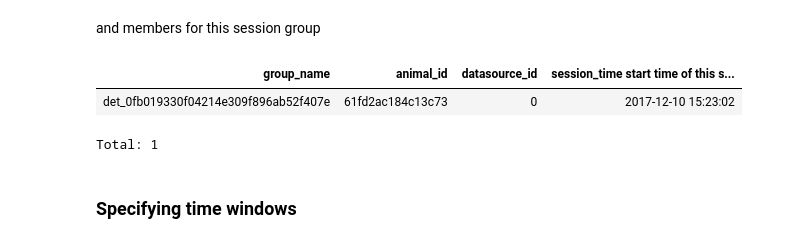
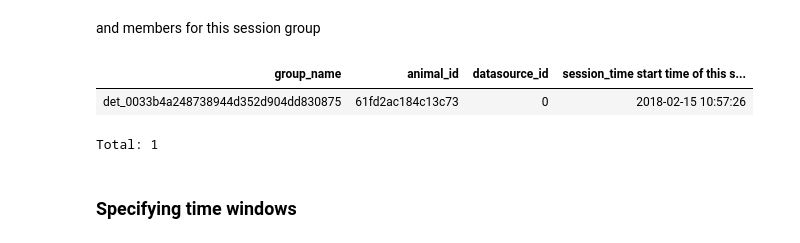
Before and after one commit to kavli-ntnu/dj-docs, a Jupyter notebook: notebooks/The_Ephys_Pipeline.ipynb, the cells around one changed output. Cells and saved outputs as stored; diff of their text form; code cells hidden in the pictures.

```diff
--- a/notebooks/The_Ephys_Pipeline.ipynb
+++ b/notebooks/The_Ephys_Pipeline.ipynb
@@ -389,10 +505,10 @@ Total: 1
 # %% [markdown]
 and members for this session group
 # %%
-acquisition.ClusterSessionGroup.GroupMember & keys[3]
+acquisition.ClusterSessionGroup.GroupMember & keys[0]
 # %% [output]
 | group_name | animal_id | datasource_id | session_time start time of this s... |
-| det_0fb019330f04214e309f896ab52f407e | 61fd2ac184c13c73 | 0 | 2017-12-10 15:23:02 |
+| det_0033b4a248738944d352d904dd830875 | 61fd2ac184c13c73 | 0 | 2018-02-15 10:57:26 |
 Total: 1
 # %% [markdown]
 ### Specifying time windows
```
Also changed, not shown: parts of 13 cells of this notebook, 5 other files.
